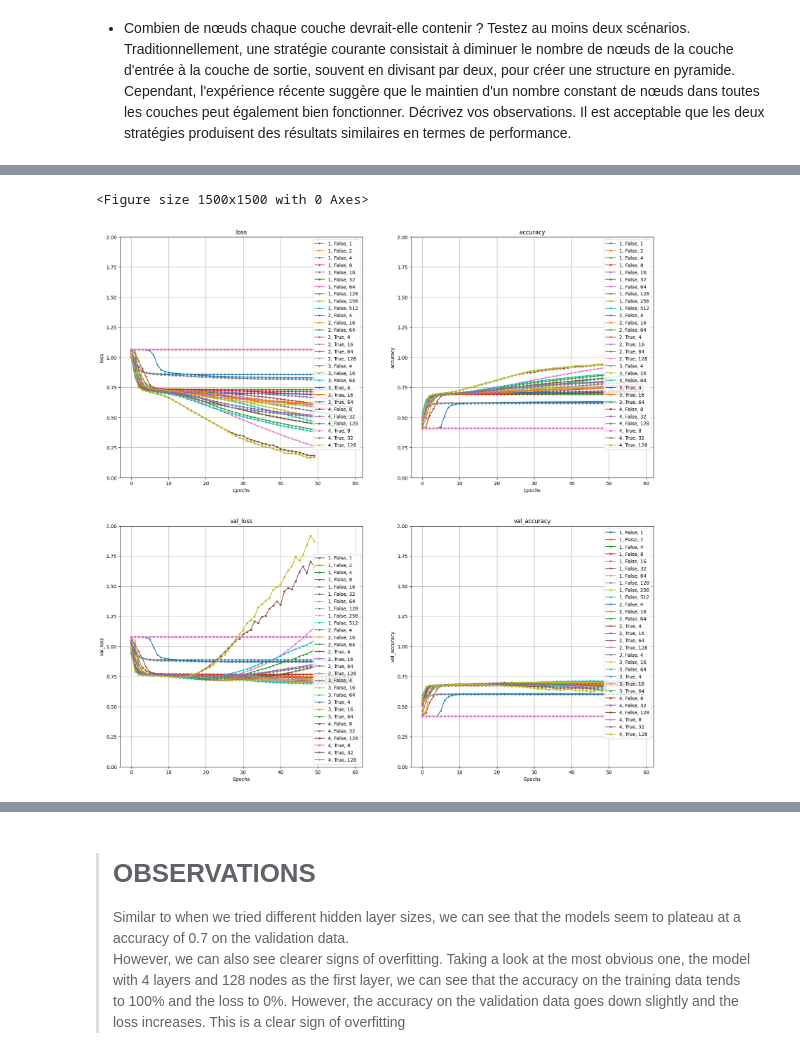
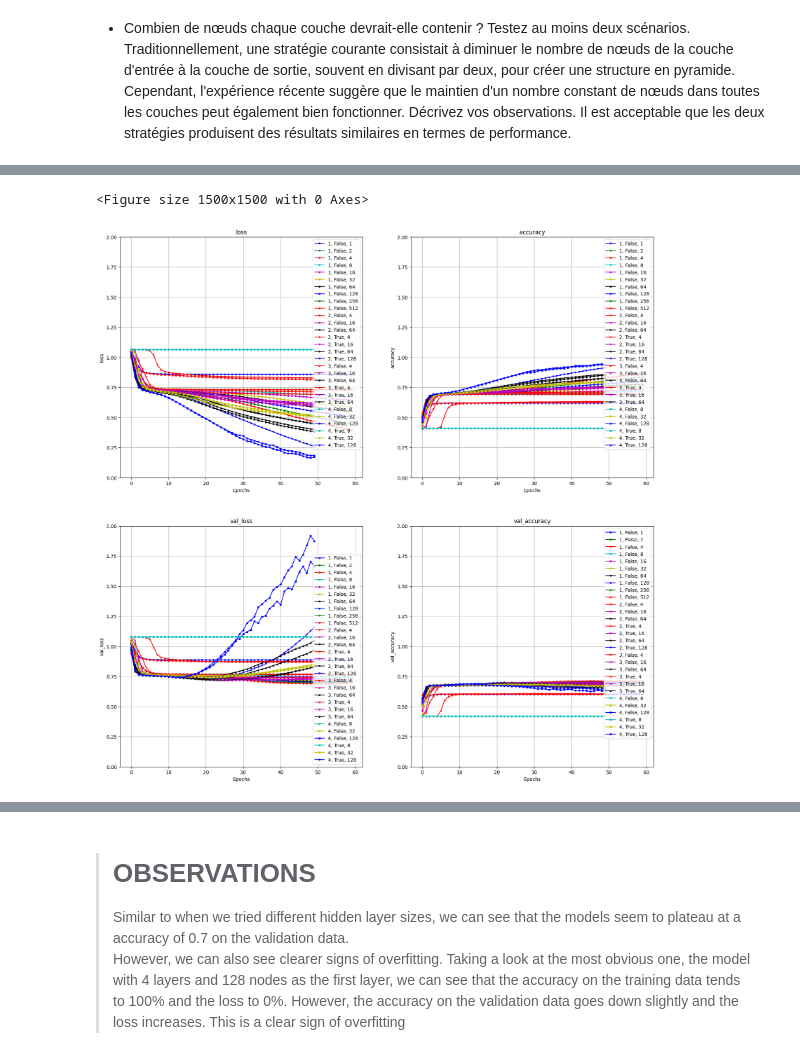
Before and after one commit to K-nCh-n/LearningML, a Jupyter notebook: Devoir3/csi4506-a24-d3-gabarit.ipynb, the cells around one changed output, grey strips where cells are left out. Drawn from its saved outputs; the diff is of its cells as text; code cells hidden in the pictures.

```diff
--- a/Devoir3/csi4506-a24-d3-gabarit.ipynb
+++ b/Devoir3/csi4506-a24-d3-gabarit.ipynb
@@ -576,7 +576,7 @@ Creating model with 512 nodes in hidden layer
 # %%
 plt.figure(figsize=(15,15))
 scores = ["loss", "accuracy", "val_loss", "val_accuracy"]
-model_sizes = [1, 4, 16, 64, 128, 512]
+model_sizes = [1, 2, 4, 8, 16, 32, 64, 128, 256, 512]
 for i, score in enumerate(scores):
     plt.subplot(2,2,i+1)
     plt.ylim(0, 2)
@@ -594,12 +594,12 @@ plt.show()
 - Assurez-vous que le **nombre d'époques d'entraînement** est suffisant pour **observer une augmentation de la perte de validation**. **Conseil** : Lors du développement du modèle, commencez avec un petit nombre d'époques, comme 5 ou 10. Une fois que le modèle semble bien fonctionner, testez avec des valeurs plus importantes, comme 40 ou 80 époques, ce qui s'est avéré raisonnable dans nos tests. En fonction de vos observations, envisagez de mener des expériences supplémentaires, si nécessaire. Combien d'époques ont finalement été nécessaires ?
 # %%
 # Code cell
-plt.figure(figsize=(15,15))
+plt.figure(figsize=(20,20))
 scores = ["loss", "accuracy", "val_loss", "val_accuracy"]
-model_sizes = [1, 4, 16, 64, 128, 512]
+model_sizes = [1, 2, 4, 8, 16, 32, 64, 128, 512]
 
 for i, model_size in enumerate(model_sizes):
-    plt.subplot(3,2,i+1)
+    plt.subplot(3,3,i+1)
     plt.ylim(0, 2)
     plt.grid(True)
     for j, score in enumerate(scores):
@@ -685,32 +685,34 @@ for num_layer in num_layers:
     hist2_dict[num_layer] = {}
     for size in starting_size:
         hist2_dict[num_layer][size] = {}
         for pyr in pyramid:
             if (num_layer, pyr, size) in histories2:
                 hist2_dict[num_layer][size][pyr] = histories2[(num_layer, pyr, size)]
 
 markers = ['o', 'v', '^', 's', 'P', 'D']
+colors = ['b', 'g', 'r', 'c', 'm', 'y', 'k']
 
 plt.figure(figsize=(20,20))
 for i, score in enumerate(scores):
     plt.subplot(2,2,i+1)
     plt.ylim(0, 2)
     plt.grid(True)
     for num_layer in num_layers:
         for pyr in pyramid:
             for size in starting_size:
                 try:
                     curr_hist = hist2_dict[num_layer][size][pyr]
                 except KeyError:
                     continue
 
+                color = colors[starting_size.index(size) % len(colors)]
                 marker = markers[num_layer-1]
-                plt.plot(curr_hist.history[score], label=f"{num_layer}, {'True' if pyr else 'False'}, {size}", marker=marker, markersize=3)
+                plt.plot(curr_hist.history[score], label=f"{num_layer}, {'True' if pyr else 'False'}, {size}", marker=marker, color=color, markersize=3)
                 plt.xlabel("Epochs")
                 plt.ylabel(score)
                 plt.title(f"{score}")
     plt.legend(loc="best")
 plt.show()
 # %% [output]
 <Figure size 1500x1500 with 0 Axes>
-[figure, old version]
+[figure, new version]
```
Also changed, not shown: parts of 23 cells of this notebook.
